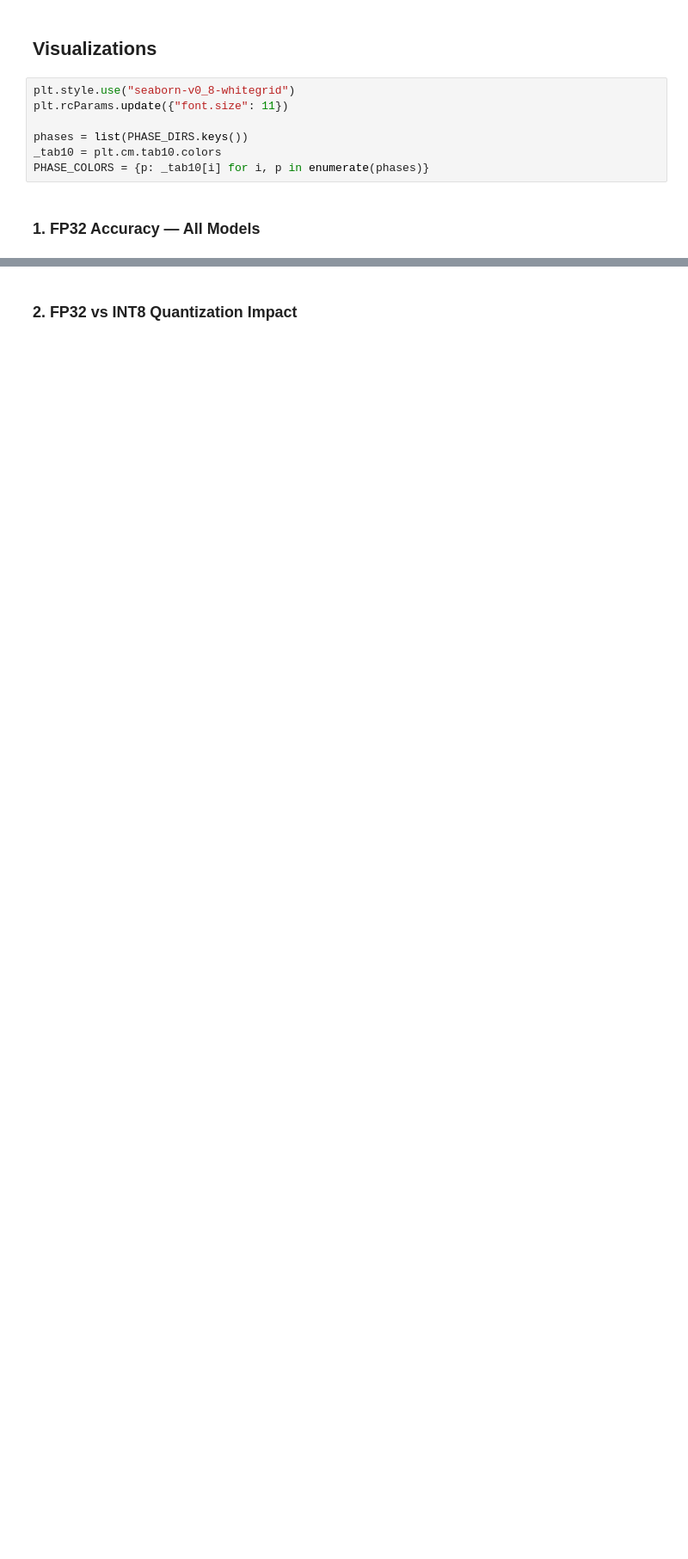
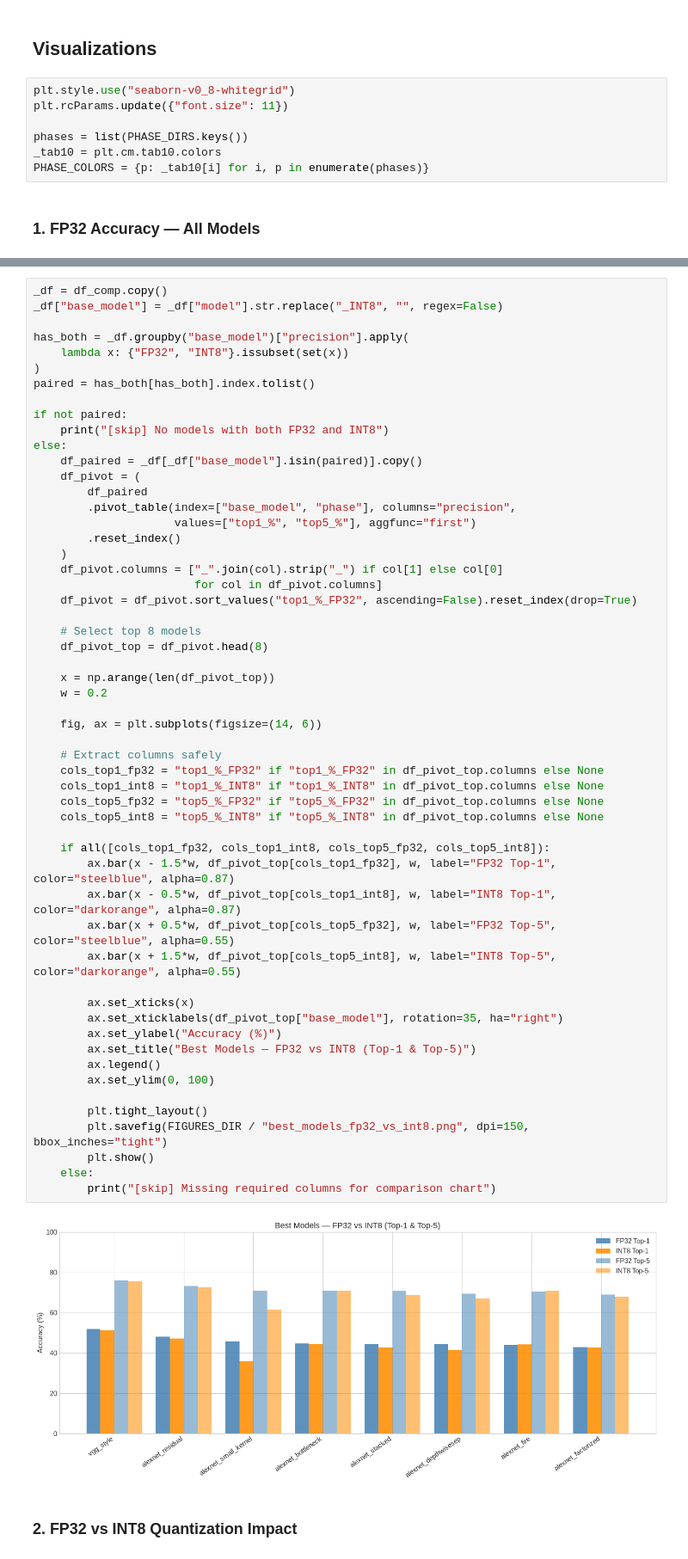
Before and after one commit to RafaelSdeS/dnn_study, a Jupyter notebook: notebooks/results_analysis.ipynb, the cells around one changed output, grey strips where cells are left out. Shown at 86% size. Drawn from its saved outputs; the diff is of its cells as text; blank space fills up the shorter version.

```diff
--- a/notebooks/results_analysis.ipynb
+++ b/notebooks/results_analysis.ipynb
@@ -170,3 +203,60 @@ else:
+# %%
+_df = df_comp.copy()
+_df["base_model"] = _df["model"].str.replace("_INT8", "", regex=False)
+
+has_both = _df.groupby("base_model")["precision"].apply(
+    lambda x: {"FP32", "INT8"}.issubset(set(x))
+)
+paired = has_both[has_both].index.tolist()
+
+if not paired:
+    print("[skip] No models with both FP32 and INT8")
+else:
+    df_paired = _df[_df["base_model"].isin(paired)].copy()
+    df_pivot = (
+        df_paired
+        .pivot_table(index=["base_model", "phase"], columns="precision",
+                     values=["top1_%", "top5_%"], aggfunc="first")
+        .reset_index()
+    )
+    df_pivot.columns = ["_".join(col).strip("_") if col[1] else col[0]
+                        for col in df_pivot.columns]
+    df_pivot = df_pivot.sort_values("top1_%_FP32", ascending=False).reset_index(drop=True)
+
+    # Select top 8 models
+    df_pivot_top = df_pivot.head(8)
+
+    x = np.arange(len(df_pivot_top))
+    w = 0.2
+
+    fig, ax = plt.subplots(figsize=(14, 6))
+
+    # Extract columns safely
+    cols_top1_fp32 = "top1_%_FP32" if "top1_%_FP32" in df_pivot_top.columns else None
+    cols_top1_int8 = "top1_%_INT8" if "top1_%_INT8" in df_pivot_top.columns else None
+    cols_top5_fp32 = "top5_%_FP32" if "top5_%_FP32" in df_pivot_top.columns else None
+    cols_top5_int8 = "top5_%_INT8" if "top5_%_INT8" in df_pivot_top.columns else None
+
+    if all([cols_top1_fp32, cols_top1_int8, cols_top5_fp32, cols_top5_int8]):
+        ax.bar(x - 1.5*w, df_pivot_top[cols_top1_fp32], w, label="FP32 Top-1", color="steelblue", alpha=0.87)
+        ax.bar(x - 0.5*w, df_pivot_top[cols_top1_int8], w, label="INT8 Top-1", color="darkorange", alpha=0.87)
+        ax.bar(x + 0.5*w, df_pivot_top[cols_top5_fp32], w, label="FP32 Top-5", color="steelblue", alpha=0.55)
+        ax.bar(x + 1.5*w, df_pivot_top[cols_top5_int8], w, label="INT8 Top-5", color="darkorange", alpha=0.55)
+
+        ax.set_xticks(x)
+        ax.set_xticklabels(df_pivot_top["base_model"], rotation=35, ha="right")
+        ax.set_ylabel("Accuracy (%)")
+        ax.set_title("Best Models — FP32 vs INT8 (Top-1 & Top-5)")
+        ax.legend()
+        ax.set_ylim(0, 100)
+
+        plt.tight_layout()
+        plt.savefig(FIGURES_DIR / "best_models_fp32_vs_int8.png", dpi=150, bbox_inches="tight")
+        plt.show()
+    else:
+        print("[skip] Missing required columns for comparison chart")
+# %% [output]
+[figure, added]
 # %% [markdown]
 ### 2. FP32 vs INT8 Quantization Impact
 # %%
```
Also changed, not shown: parts of 3 cells of this notebook, 7 other files.
